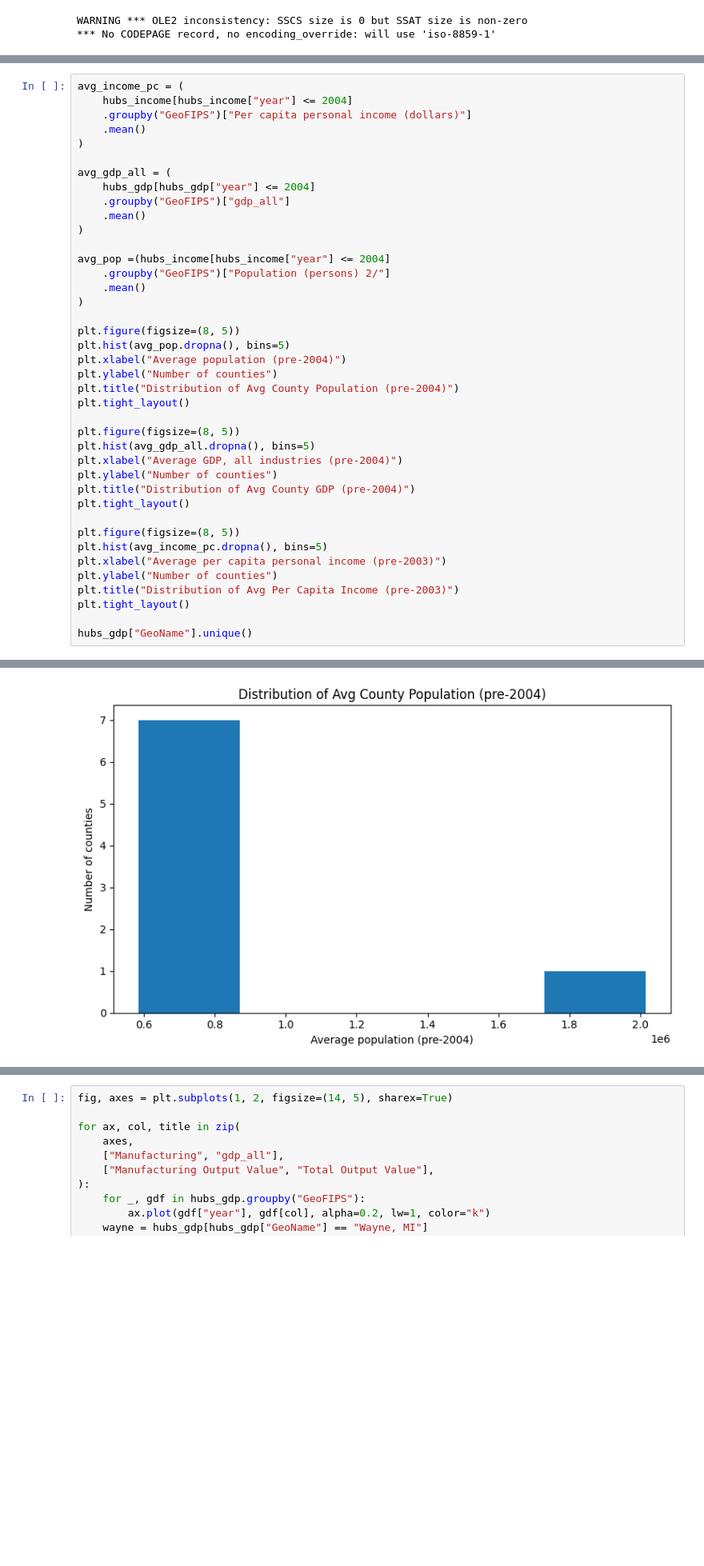
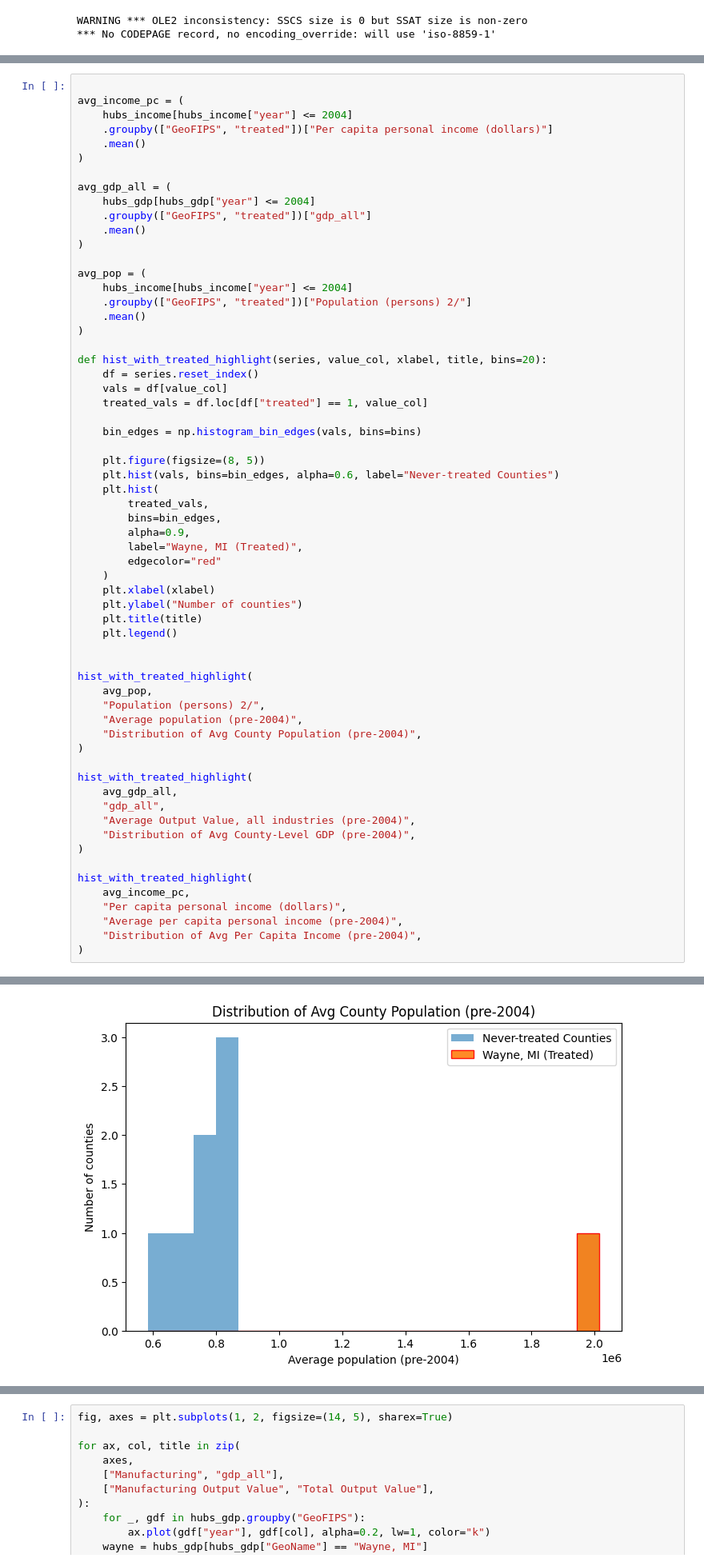
Before and after one commit to wren17/epa_greenbook_project, a Jupyter notebook: analysis.ipynb, the cells around one changed output, grey strips where cells are left out. Shown at 80% size. Drawn from its saved outputs; the diff is of its cells as text; blank space fills up the shorter version.

Commit message:
refined summary stats histogram, added some annotations

```diff
--- a/analysis.ipynb
+++ b/analysis.ipynb
@@ -69,41 +79,63 @@ hubs_output = output_index[output_index["GeoFIPS"].isin(share_cut_off_counties)&
 # %%
+
 avg_income_pc = (
     hubs_income[hubs_income["year"] <= 2004]
-    .groupby("GeoFIPS")["Per capita personal income (dollars)"]
+    .groupby(["GeoFIPS", "treated"])["Per capita personal income (dollars)"]
     .mean()
 )
 
 avg_gdp_all = (
     hubs_gdp[hubs_gdp["year"] <= 2004]
-    .groupby("GeoFIPS")["gdp_all"]
+    .groupby(["GeoFIPS", "treated"])["gdp_all"]
     .mean()
 )
 
-avg_pop =(hubs_income[hubs_income["year"] <= 2004]
-    .groupby("GeoFIPS")["Population (persons) 2/"]
+avg_pop = (
+    hubs_income[hubs_income["year"] <= 2004]
+    .groupby(["GeoFIPS", "treated"])["Population (persons) 2/"]
     .mean()
 )
 
-plt.figure(figsize=(8, 5))
-plt.hist(avg_pop.dropna(), bins=5)
-plt.xlabel("Average population (pre-2004)")
-plt.ylabel("Number of counties")
-plt.title("Distribution of Avg County Population (pre-2004)")
-plt.tight_layout()
+def hist_with_treated_highlight(series, value_col, xlabel, title, bins=20):
+    df = series.reset_index()
+    vals = df[value_col]
+    treated_vals = df.loc[df["treated"] == 1, value_col]
 
-plt.figure(figsize=(8, 5))
-plt.hist(avg_gdp_all.dropna(), bins=5)
-plt.xlabel("Average GDP, all industries (pre-2004)")
-plt.ylabel("Number of counties")
-plt.title("Distribution of Avg County GDP (pre-2004)")
-plt.tight_layout()
+    bin_edges = np.histogram_bin_edges(vals, bins=bins)
 
-plt.figure(figsize=(8, 5))
-plt.hist(avg_income_pc.dropna(), bins=5)
-plt.xlabel("Average per capita personal income (pre-2003)")
-plt.ylabel("Number of counties")
-plt.title("Distribution of Avg Per Capita Income (pre-2003)")
-plt.tight_layout()
+    plt.figure(figsize=(8, 5))
+    plt.hist(vals, bins=bin_edges, alpha=0.6, label="Never-treated Counties")
+    plt.hist(
+        treated_vals,
+        bins=bin_edges,
+        alpha=0.9,
+        label="Wayne, MI (Treated)",
+        edgecolor="red"
+    )
+    plt.xlabel(xlabel)
+    plt.ylabel("Number of counties")
+    plt.title(title)
+    plt.legend()
 
-hubs_gdp["GeoName"].unique()
+
+hist_with_treated_highlight(
+    avg_pop,
+    "Population (persons) 2/",
+    "Average population (pre-2004)",
+    "Distribution of Avg County Population (pre-2004)",
+)
+
+hist_with_treated_highlight(
+    avg_gdp_all,
+    "gdp_all",
+    "Average Output Value, all industries (pre-2004)",
+    "Distribution of Avg County-Level GDP (pre-2004)",
+)
+
+hist_with_treated_highlight(
+    avg_income_pc,
+    "Per capita personal income (dollars)",
+    "Average per capita personal income (pre-2004)",
+    "Distribution of Avg Per Capita Income (pre-2004)",
+)
 # %% [output]
@@ -112 +142 @@ array(['Lake, IL', 'Marion, IN', 'Kent, MI', 'Macomb, MI', 'Wayne, MI',
-[figure, old version]
+[figure, new version]
```
Also changed, not shown: parts of 8 cells of this notebook.
